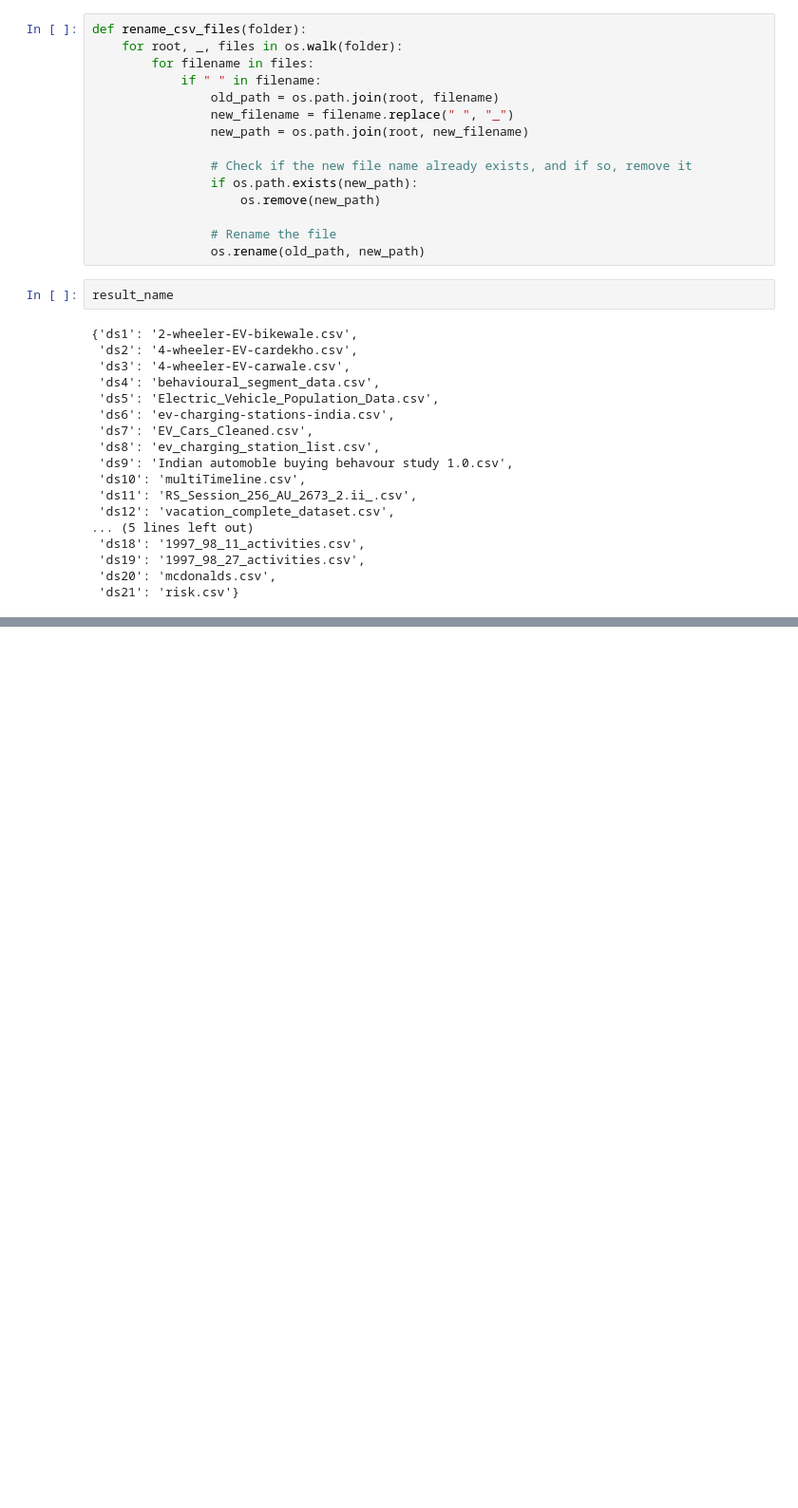
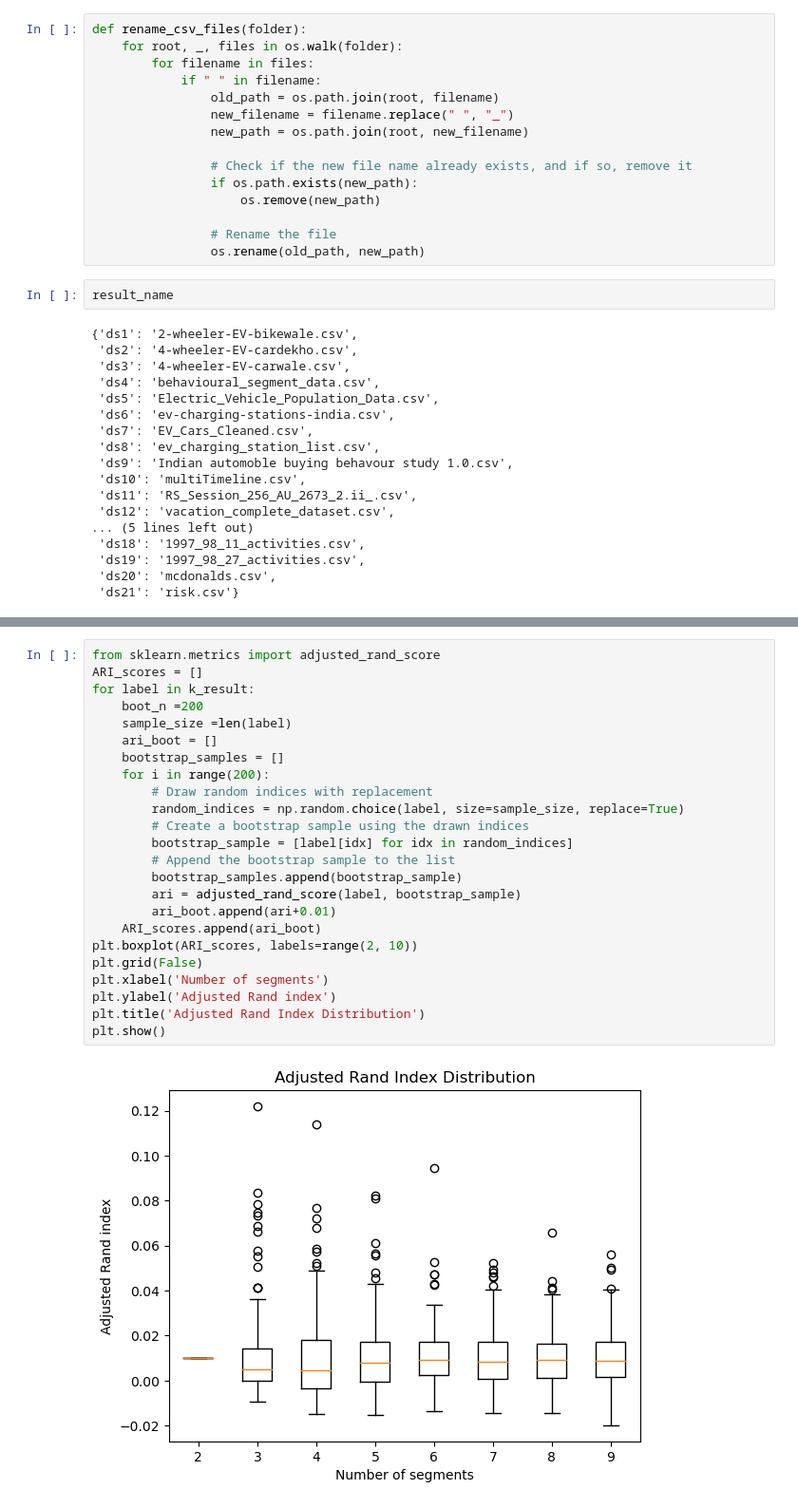
Before and after one commit to ShreyashChacharkar/EV_marketsegment, a Jupyter notebook: data_processing.ipynb, the cells around one changed output, grey strips where cells are left out. Shown at 95% size. Drawn from its saved outputs; the diff is of its cells as text; blank space fills up the shorter version.

```diff
--- a/data_processing.ipynb
+++ b/data_processing.ipynb
@@ -230,0 +332,26 @@ result_name
+# %%
+from sklearn.metrics import adjusted_rand_score
+ARI_scores = []
+for label in k_result:
+    boot_n =200
+    sample_size =len(label)
+    ari_boot = []
+    bootstrap_samples = []
+    for i in range(200):
+        # Draw random indices with replacement
+        random_indices = np.random.choice(label, size=sample_size, replace=True)
+        # Create a bootstrap sample using the drawn indices
+        bootstrap_sample = [label[idx] for idx in random_indices]
+        # Append the bootstrap sample to the list
+        bootstrap_samples.append(bootstrap_sample)
+        ari = adjusted_rand_score(label, bootstrap_sample)
+        ari_boot.append(ari+0.01)
+    ARI_scores.append(ari_boot)
+plt.boxplot(ARI_scores, labels=range(2, 10))
+plt.grid(False)
+plt.xlabel('Number of segments')
+plt.ylabel('Adjusted Rand index')
+plt.title('Adjusted Rand Index Distribution')
+plt.show()
+# %% [output]
+[figure, added]
```
Also changed, not shown: parts of 36 cells of this notebook, 12 other files.
